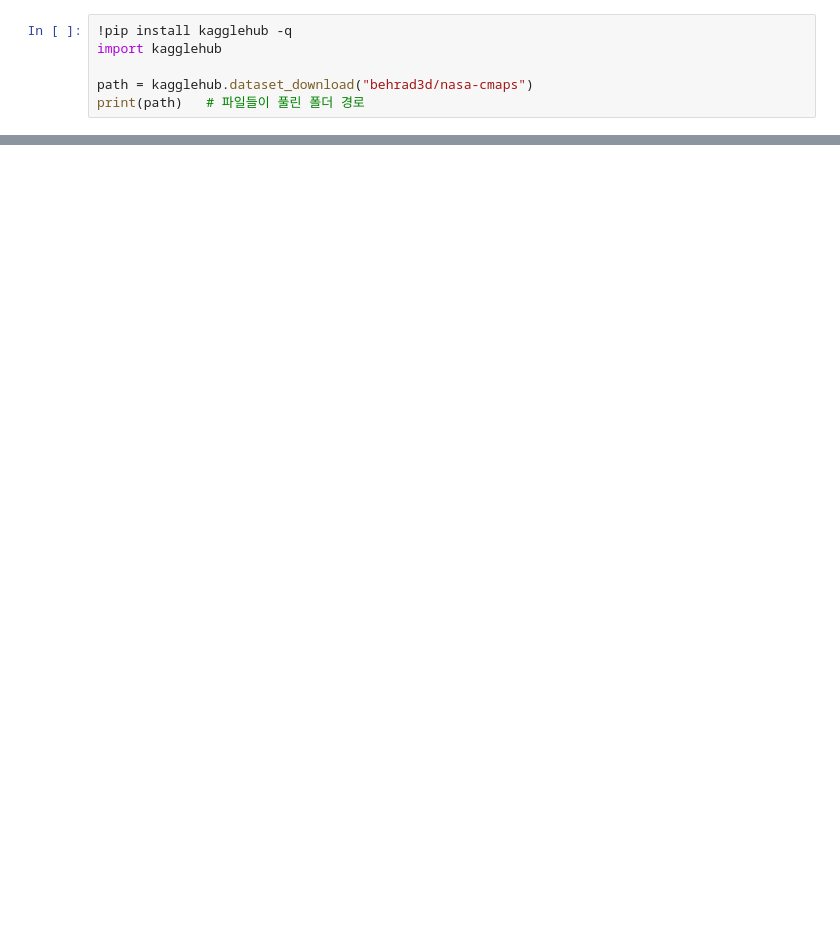
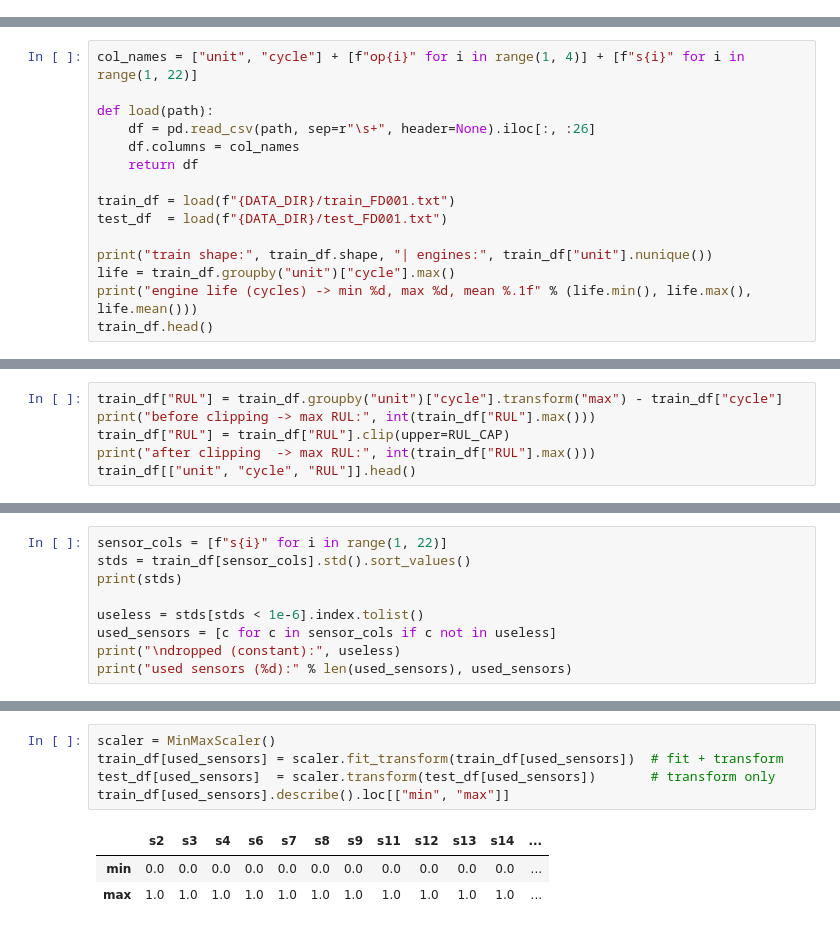
Before and after one commit to calvin2001/predictive-maintenance-rul, a Jupyter notebook: predictive_maintenance_rul.ipynb, the cells around one changed output, grey strips where cells are left out. Cells and saved outputs as stored; diff of their text form; blank space fills up the shorter version.

```diff
--- a/predictive_maintenance_rul.ipynb
+++ b/predictive_maintenance_rul.ipynb
@@ -1,6 +0,0 @@
-# %%
-!pip install kagglehub -q
-import kagglehub
-
-path = kagglehub.dataset_download("behrad3d/nasa-cmaps")
-print(path)   # 파일들이 풀린 폴더 경로
@@ -393,0 +53,15 @@ plt.legend(); plt.xlabel('epoch'); plt.ylabel('MSE loss'); plt.show()
+# %%
+col_names = ["unit", "cycle"] + [f"op{i}" for i in range(1, 4)] + [f"s{i}" for i in range(1, 22)]
+
+def load(path):
+    df = pd.read_csv(path, sep=r"\s+", header=None).iloc[:, :26]
+    df.columns = col_names
+    return df
+
+train_df = load(f"{DATA_DIR}/train_FD001.txt")
+test_df  = load(f"{DATA_DIR}/test_FD001.txt")
+
+print("train shape:", train_df.shape, "| engines:", train_df["unit"].nunique())
+life = train_df.groupby("unit")["cycle"].max()
+print("engine life (cycles) -> min %d, max %d, mean %.1f" % (life.min(), life.max(), life.mean()))
+train_df.head()
@@ -393,0 +94,6 @@ plt.legend(); plt.xlabel('epoch'); plt.ylabel('MSE loss'); plt.show()
+# %%
+train_df["RUL"] = train_df.groupby("unit")["cycle"].transform("max") - train_df["cycle"]
+print("before clipping -> max RUL:", int(train_df["RUL"].max()))
+train_df["RUL"] = train_df["RUL"].clip(upper=RUL_CAP)
+print("after clipping  -> max RUL:", int(train_df["RUL"].max()))
+train_df[["unit", "cycle", "RUL"]].head()
@@ -393,0 +115,9 @@ plt.legend(); plt.xlabel('epoch'); plt.ylabel('MSE loss'); plt.show()
+# %%
+sensor_cols = [f"s{i}" for i in range(1, 22)]
+stds = train_df[sensor_cols].std().sort_values()
+print(stds)
+
+useless = stds[stds < 1e-6].index.tolist()
+used_sensors = [c for c in sensor_cols if c not in useless]
+print("\ndropped (constant):", useless)
+print("used sensors (%d):" % len(used_sensors), used_sensors)
@@ -393,0 +150,9 @@ plt.legend(); plt.xlabel('epoch'); plt.ylabel('MSE loss'); plt.show()
+# %%
+scaler = MinMaxScaler()
+train_df[used_sensors] = scaler.fit_transform(train_df[used_sensors])  # fit + transform
+test_df[used_sensors]  = scaler.transform(test_df[used_sensors])       # transform only
+train_df[used_sensors].describe().loc[["min", "max"]]
+# %% [output]
+|  | s2 | s3 | s4 | s6 | s7 | s8 | s9 | s11 | s12 | s13 | s14 | ... |
+| min | 0.0 | 0.0 | 0.0 | 0.0 | 0.0 | 0.0 | 0.0 | 0.0 | 0.0 | 0.0 | 0.0 | ... |
+| max | 1.0 | 1.0 | 1.0 | 1.0 | 1.0 | 1.0 | 1.0 | 1.0 | 1.0 | 1.0 | 1.0 | ... |
```
Also changed, not shown: parts of 61 cells of this notebook, 2 other files.
